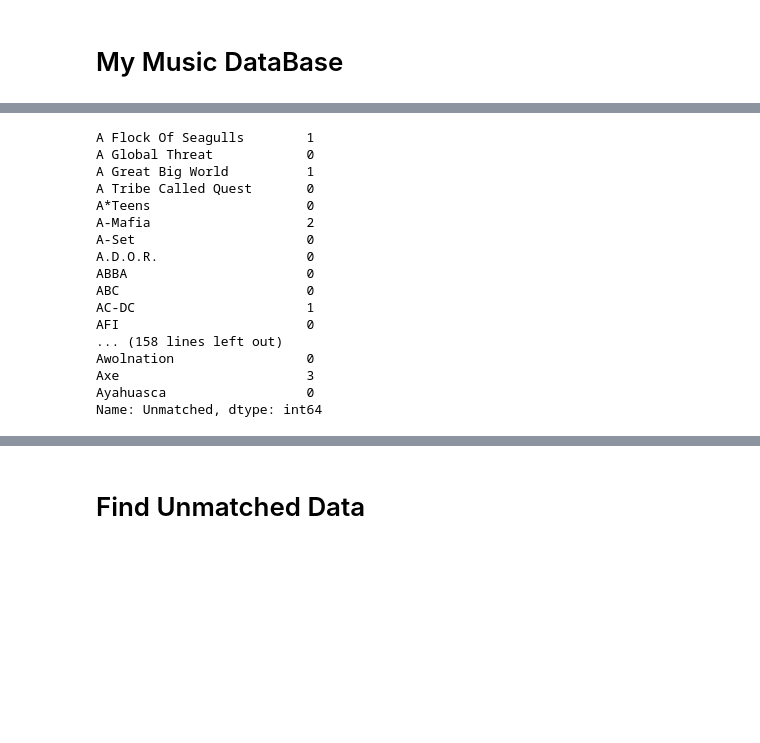
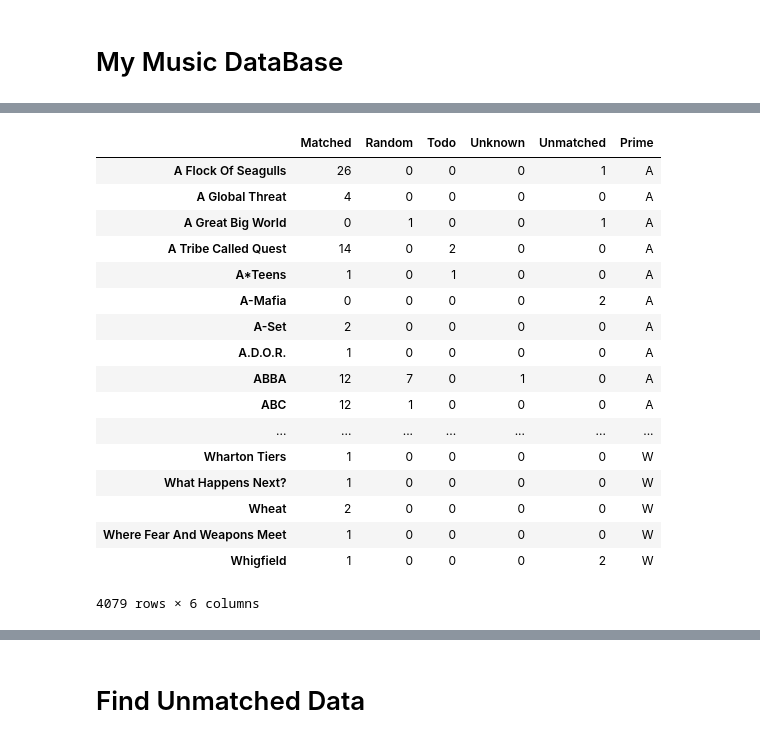
Before and after one commit to tgadf/music, a Jupyter notebook: Analysis.ipynb, the cells around one changed output, grey strips where cells are left out. Cells and saved outputs as stored; diff of their text form; code cells hidden in the pictures; blank space fills up the shorter version.

```diff
--- a/Analysis.ipynb
+++ b/Analysis.ipynb
@@ -187,7 +72,7 @@ class myMusicAnalysis:
 %autoreload
 
 from musicBase import myMusicBase
-mmb = myMusicBase()
+mmb = myMusicBase(debug=True)
 mmb.findArtistAlbums()
 # %% [output]
 The autoreload extension is already loaded. To reload it, use:
@@ -199,3 +95,24 @@ Process [Done with Finding All Artist Albums] took 5 seconds.
 # %%
 df = mmb.getDF()
+# %%
+df
+# %% [output]
+|  | Matched | Random | Todo | Unknown | Unmatched | Prime |
+| A Flock Of Seagulls | 26 | 0 | 0 | 0 | 1 | A |
+| A Global Threat | 4 | 0 | 0 | 0 | 0 | A |
+| A Great Big World | 0 | 1 | 0 | 0 | 1 | A |
+| A Tribe Called Quest | 14 | 0 | 2 | 0 | 0 | A |
+| A*Teens | 1 | 0 | 1 | 0 | 0 | A |
+| A-Mafia | 0 | 0 | 0 | 0 | 2 | A |
+| A-Set | 2 | 0 | 0 | 0 | 0 | A |
+| A.D.O.R. | 1 | 0 | 0 | 0 | 0 | A |
+| ABBA | 12 | 7 | 0 | 1 | 0 | A |
+| ABC | 12 | 1 | 0 | 0 | 0 | A |
+| ... | ... | ... | ... | ... | ... | ... |
+| Wharton Tiers | 1 | 0 | 0 | 0 | 0 | W |
+| What Happens Next? | 1 | 0 | 0 | 0 | 0 | W |
+| Wheat | 2 | 0 | 0 | 0 | 0 | W |
+| Where Fear And Weapons Meet | 1 | 0 | 0 | 0 | 0 | W |
+| Whigfield | 1 | 0 | 0 | 0 | 2 | W |
+4079 rows × 6 columns
 # %%
@@ -205,20 +119,0 @@ for prime,pdf in df.groupby("Prime"):
-# %%
-x["Unmatched"]
-# %% [output]
-A Flock Of Seagulls        1
-A Global Threat            0
-A Great Big World          1
-A Tribe Called Quest       0
-A*Teens                    0
-A-Mafia                    2
-A-Set                      0
-A.D.O.R.                   0
-ABBA                       0
-ABC                        0
-AC-DC                      1
-AFI                        0
-... (158 lines left out)
-Awolnation                 0
-Axe                        3
-Ayahuasca                  0
-Name: Unmatched, dtype: int64
```
Also changed, not shown: parts of 25 cells of this notebook, 4 other files.
